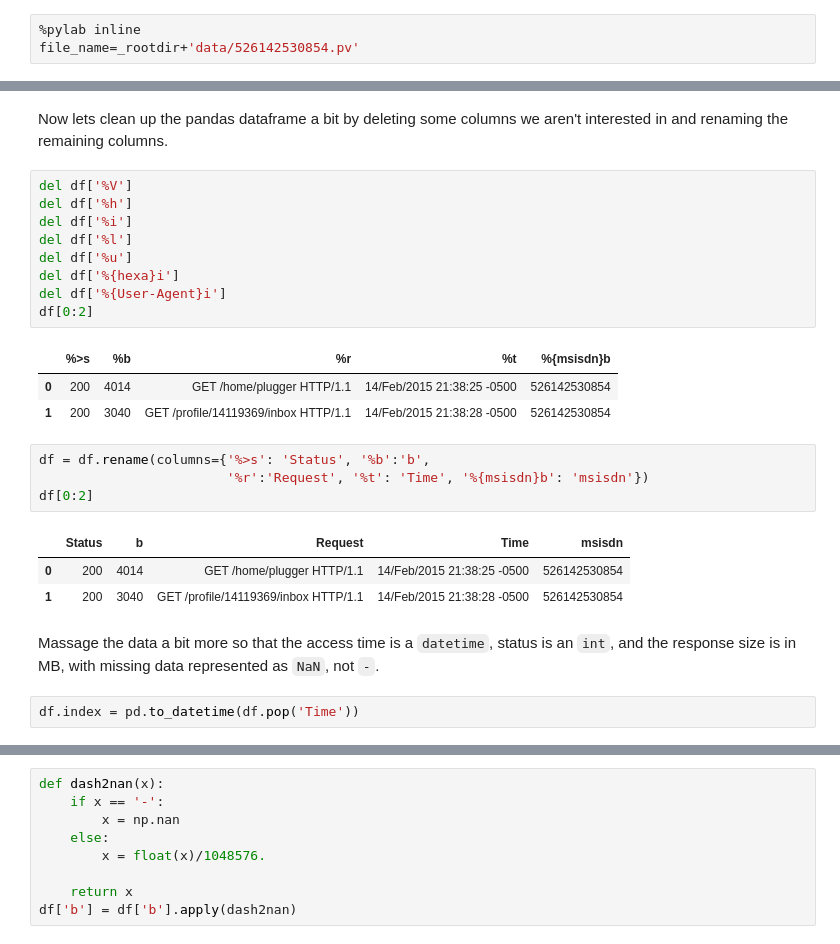
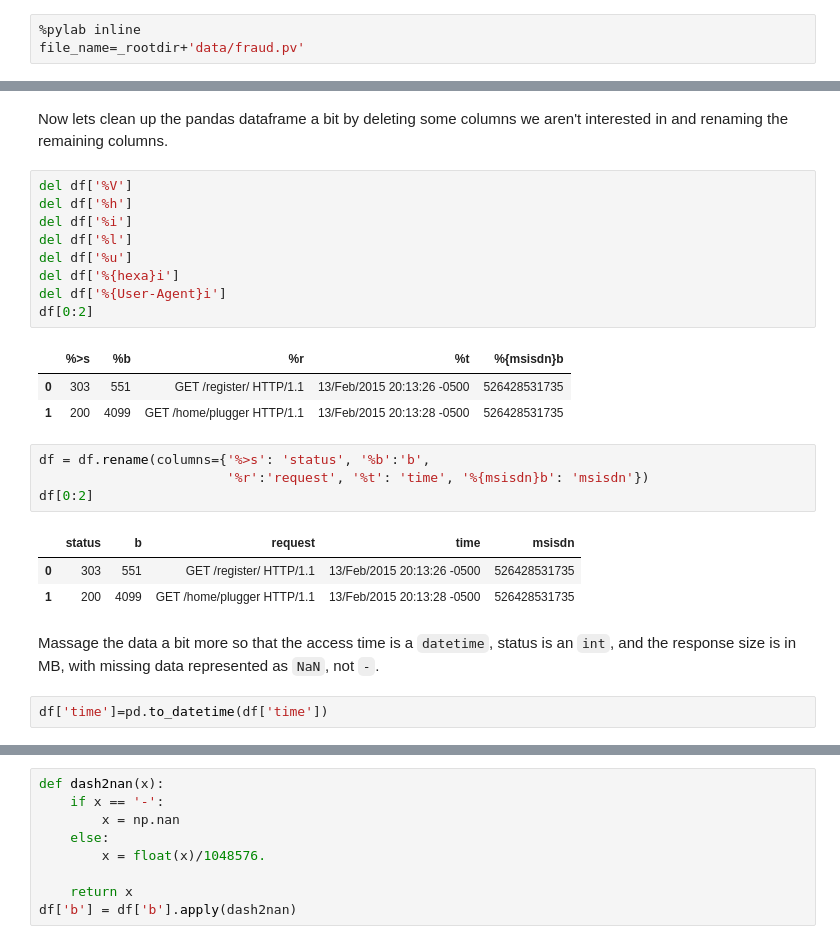
Before and after one commit to nicolasgo/_pmx, a Jupyter notebook: nginx-log-analysis.ipynb, the cells around one changed output, grey strips where cells are left out. Saved outputs shown, nothing was run; the diff lists cells and outputs as text.

```diff
--- a/nginx-log-analysis.ipynb
+++ b/nginx-log-analysis.ipynb
@@ -14,6 +14,6 @@ OK let's get started.
 ## Setup
 # %%
 %pylab inline
-file_name=_rootdir+'data/526142530854.pv'
+file_name=_rootdir+'data/fraud.pv'
 # %% [output]
 Populating the interactive namespace from numpy and matplotlib
@@ -112,17 +118,17 @@ del df['%{User-Agent}i']
 df[0:2]
 # %% [output]
 |  | %>s | %b | %r | %t | %{msisdn}b |
-| 0 | 200 | 4014 | GET /home/plugger HTTP/1.1 | 14/Feb/2015 21:38:25 -0500 | 526142530854 |
-| 1 | 200 | 3040 | GET /profile/14119369/inbox HTTP/1.1 | 14/Feb/2015 21:38:28 -0500 | 526142530854 |
+| 0 | 303 | 551 | GET /register/ HTTP/1.1 | 13/Feb/2015 20:13:26 -0500 | 526428531735 |
+| 1 | 200 | 4099 | GET /home/plugger HTTP/1.1 | 13/Feb/2015 20:13:28 -0500 | 526428531735 |
 # %%
-df = df.rename(columns={'%>s': 'Status', '%b':'b',
-                        '%r':'Request', '%t': 'Time', '%{msisdn}b': 'msisdn'})
+df = df.rename(columns={'%>s': 'status', '%b':'b',
+                        '%r':'request', '%t': 'time', '%{msisdn}b': 'msisdn'})
 df[0:2]
 # %% [output]
-|  | Status | b | Request | Time | msisdn |
-| 0 | 200 | 4014 | GET /home/plugger HTTP/1.1 | 14/Feb/2015 21:38:25 -0500 | 526142530854 |
-| 1 | 200 | 3040 | GET /profile/14119369/inbox HTTP/1.1 | 14/Feb/2015 21:38:28 -0500 | 526142530854 |
+|  | status | b | request | time | msisdn |
+| 0 | 303 | 551 | GET /register/ HTTP/1.1 | 13/Feb/2015 20:13:26 -0500 | 526428531735 |
+| 1 | 200 | 4099 | GET /home/plugger HTTP/1.1 | 13/Feb/2015 20:13:28 -0500 | 526428531735 |
 # %% [markdown]
 Massage the data a bit more so that the access time is a `datetime`, status is an `int`, and the response size is in MB, with missing data represented as `NaN`, not `-`.
 # %%
-df.index = pd.to_datetime(df.pop('Time'))
+df['time']=pd.to_datetime(df['time'])
```
Also changed, not shown: parts of 12 cells of this notebook.
